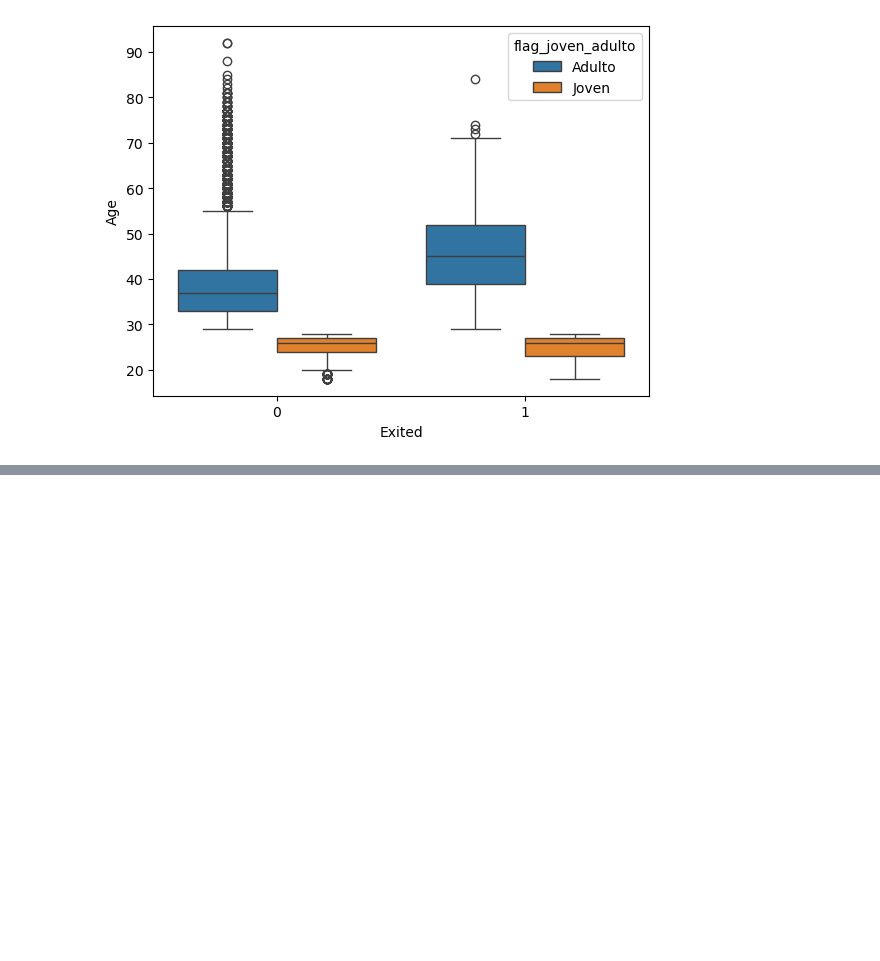
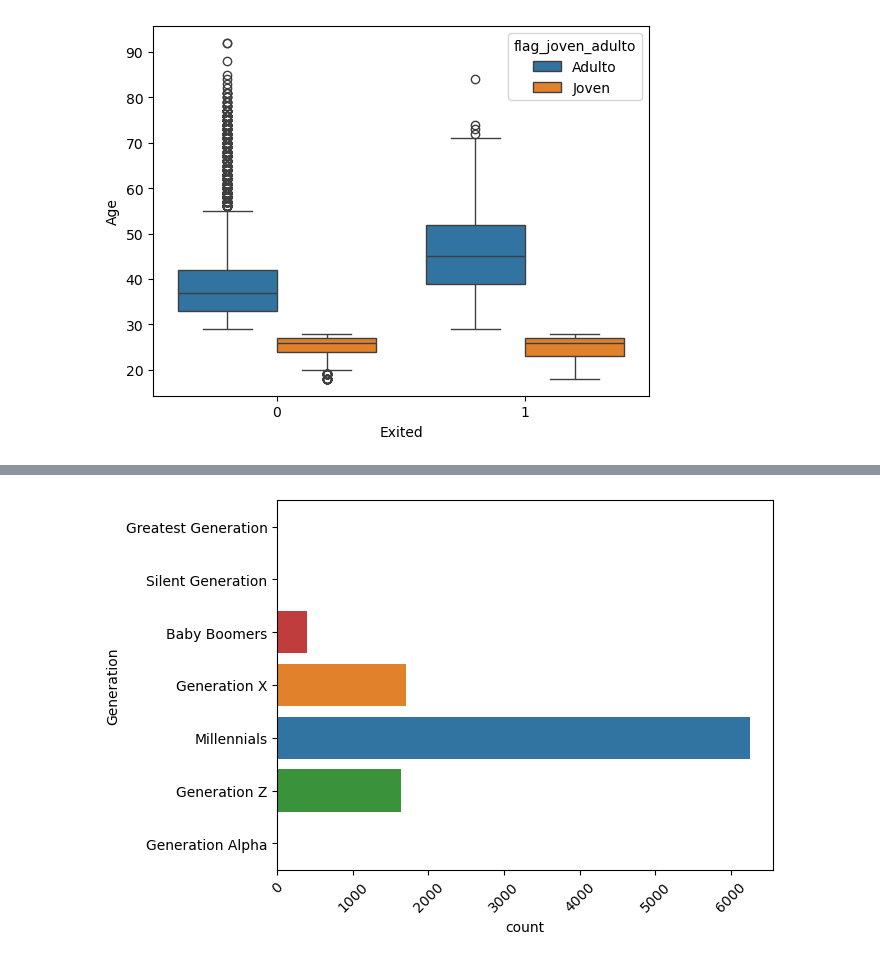
Before and after one commit to CabHug/Portfolio, a Jupyter notebook: Practicas/Caso_de_uso_churn_probabilidad.ipynb, the cells around one changed output, grey strips where cells are left out. Cells and saved outputs as stored; diff of their text form; code cells hidden in the pictures; blank space fills up the shorter version.

```diff
--- a/Practicas/Caso_de_uso_churn_probabilidad.ipynb
+++ b/Practicas/Caso_de_uso_churn_probabilidad.ipynb
@@ -284,0 +285,10 @@ sns.boxplot(
+# %%
+generation_range = {
+    'Greatest Generation' : (1900, 1924),
+    'Silent Generation' : (1925, 1945),
+    'Baby Boomers' : (1946, 1964),
+    'Generation X' : (1965, 1980),
+    'Millennials' : (1981, 1996),
+    'Generation Z' : (1997, 2012),
+    'Generation Alpha' : (2013, 2025)
+}
@@ -284,0 +308,9 @@ sns.boxplot(
+# %%
+def categorize_generation(age, ranges):
+    current_year = dt.now().year
+    birth_year = current_year - age
+
+    for generation, (start_year, end_year) in ranges.items():
+        if start_year <= birth_year <= end_year:
+            return generation
+    return 'Unknown'
@@ -284,0 +321,5 @@ sns.boxplot(
+# %%
+# ahora voy a crear una nueva columna en el data set con la generacion a la que pertenece cada cliente
+
+df['Generation'] = df['Age'].apply(lambda age: categorize_generation(age, generation_range))
+df['Generation'].sample(5)
@@ -284,0 +382,12 @@ sns.boxplot(
+# %%
+sns.countplot(
+    data= df,
+    y='Generation',
+    hue='Generation',
+    order=list(generation_range.keys())
+)
+
+plt.xticks(rotation=45)
+plt.show()
+# %% [output]
+[figure, added]
```
Also changed, not shown: parts of 16 cells of this notebook, 1 other file.
